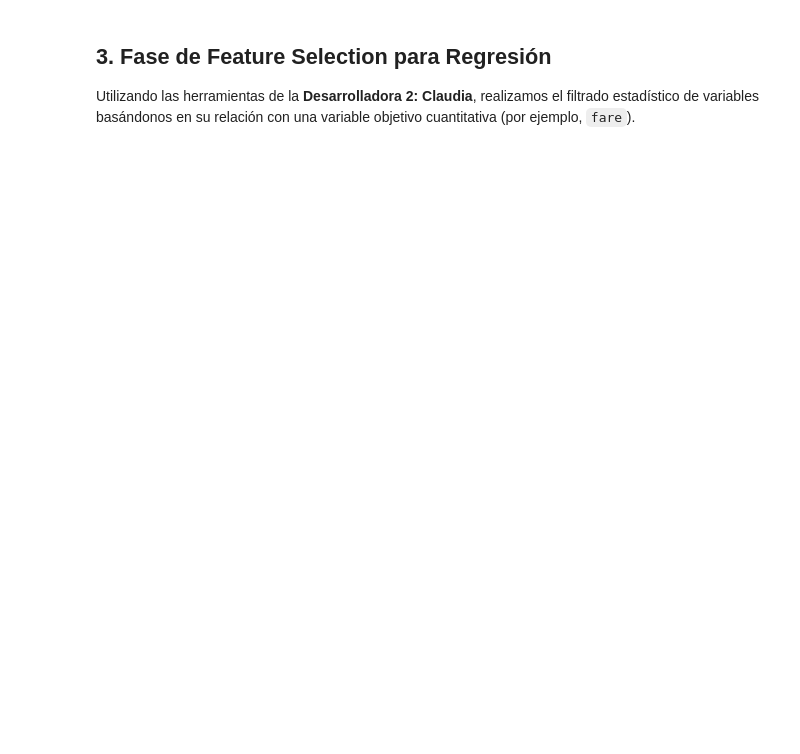
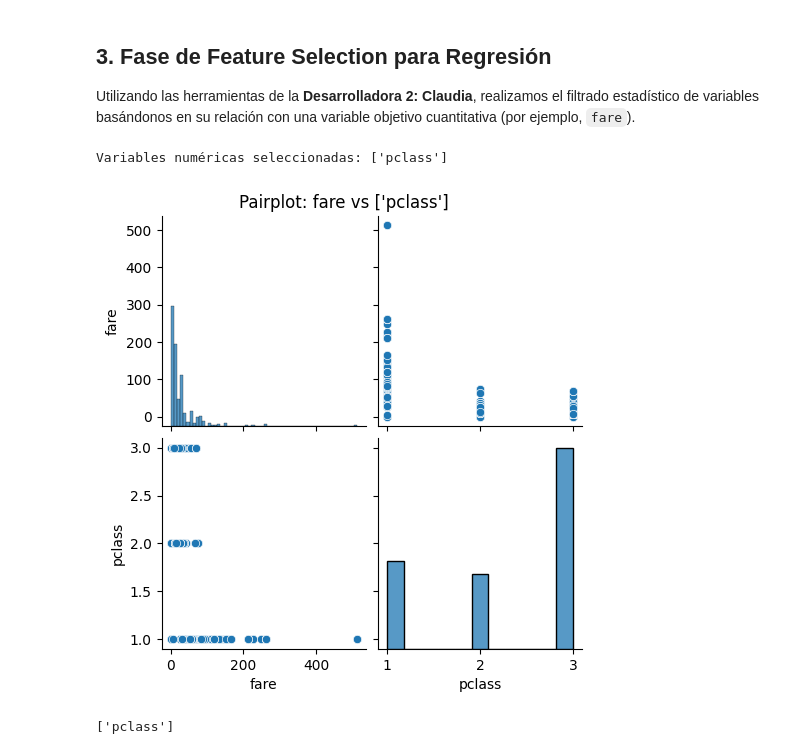
Before and after one commit to Mariasares/TC-ToolBox, a Jupyter notebook: notebooks/demo.ipynb, the cells around one changed output. Cells and saved outputs as stored; diff of their text form; code cells hidden in the pictures; blank space fills up the shorter version.

```diff
--- a/notebooks/demo.ipynb
+++ b/notebooks/demo.ipynb
@@ -41,13 +83,14 @@ display(df_tipos)
 
 Utilizando las herramientas de la **Desarrolladora 2: Claudia**, realizamos el filtrado estadístico de variables basándonos en su relación con una variable objetivo cuantitativa (por ejemplo, `fare`).
 # %%
-# Definimos nuestra columna objetivo para la regresión ficticia
-target = "fare"
+# 3.1 y 3.2 Selección de variables numéricas (Con el código real de Claudia)
+# Pasamos 1 DataFrame, 2 columna objetivo ('fare'), 3 el umbral de correlación (0.5) y 4 p-valor máximo (0.05)
+features_num = tb.get_features_num_regression(df_titanic, target_col='fare', umbral_corr=0.5, pvalue=0.05)
+print("Variables numéricas seleccionadas:", features_num)
 
-# 3.1. Selección de variables numéricas mediante correlación de Pearson
-features_num = tb.get_features_num_regression(df_titanic, target_col=target, umbral_corr=0.1, pvalue=0.05)
-print(f"Variables numéricas seleccionadas: {features_num}")
-
-# 3.2. Visualización automatizada en subplots
-tb.plot_features_num_regression(df_titanic, target_col=target, columns=features_num)
-plt.show()
+# Pintamos el gráfico descriptivo numérico del Dev.2 con los mismos parámetros
+tb.plot_features_num_regression(df_titanic, target_col='fare', umbral_corr=0.5, pvalue=0.05)
+# %% [output]
+Variables numéricas seleccionadas: ['pclass']
+[figure, added]
+['pclass']
```
Also changed, not shown: parts of 6 cells of this notebook, 1 other file.
